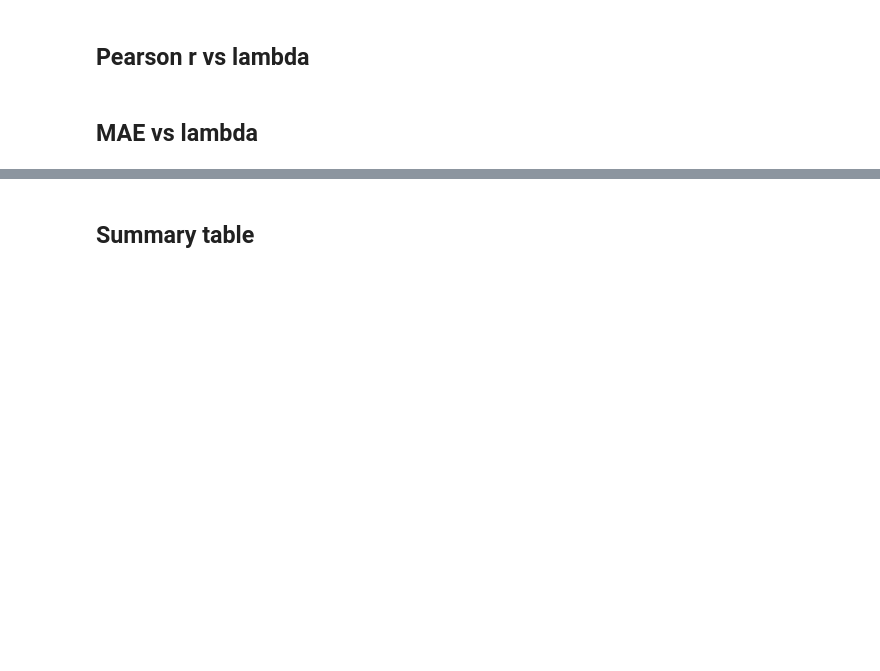
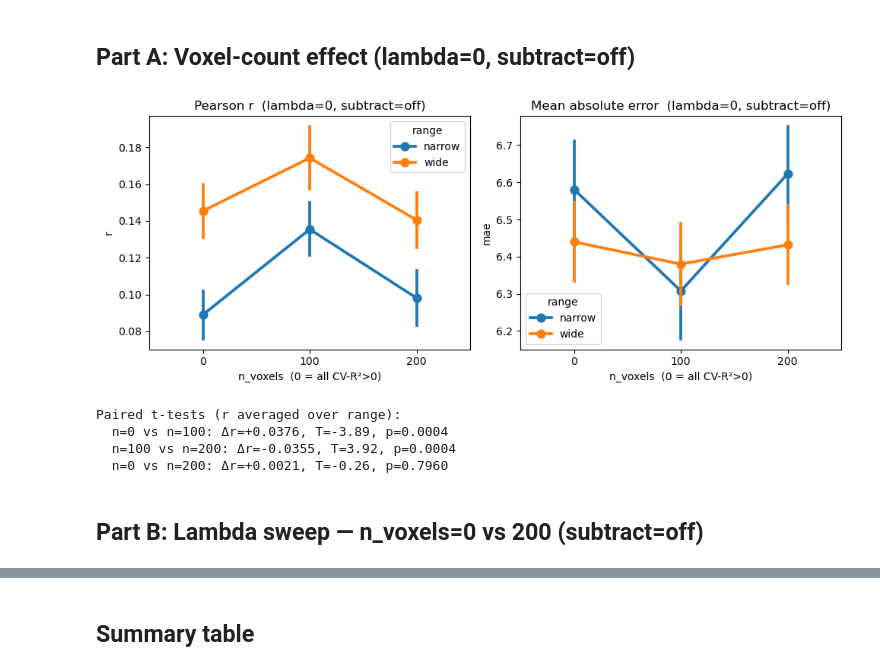
Before and after one commit to Gilles86/neural_priors, a Jupyter notebook: neural_priors/encoding_model/compare_decoding_lambda_baseline.ipynb, the cells around one changed output, grey strips where cells are left out. Saved outputs shown, nothing was run; the diff lists cells and outputs as text; code cells hidden in the pictures; blank space fills up the shorter version.

```diff
--- a/neural_priors/encoding_model/compare_decoding_lambda_baseline.ipynb
+++ b/neural_priors/encoding_model/compare_decoding_lambda_baseline.ipynb
@@ -123,19 +181,33 @@ print(data.groupby(['n_voxels', 'subtract_wt_baseline', 'lambda', 'range'])[['r'
 # %% [markdown]
-## Pearson r vs lambda
+## Part A: Voxel-count effect (lambda=0, subtract=off)
 # %%
-g = sns.FacetGrid(data, col='range', row='n_voxels', height=3.5, aspect=1.3,
-                  row_order=n_voxels_values)
-g.map_dataframe(sns.pointplot, x='lambda', y='r',
-                hue='subtract_label', errorbar='se', dodge=False)
-g.add_legend(title='WWT construction')
-g.set_axis_labels('lambda (0=parametric, 1=empirical cov)', 'Pearson r')
-g.set_titles('n_voxels={row_name} | {col_name}')
-for ax in g.axes.flat:
-    ax.axvline(x=0, color='grey', linestyle=':', linewidth=0.8)
-plt.suptitle('Decoding accuracy vs lambda  (fit_responses)', y=1.01)
+fig, axes = plt.subplots(1, 2, figsize=(10, 4))
+
+for ax, metric, title in zip(axes, ['r', 'mae'], ['Pearson r', 'Mean absolute error']):
+    sns.pointplot(data=voxel_data, x='n_voxels', y=metric, hue='range',
+                  order=[0, 100, 200], errorbar='se', ax=ax)
+    ax.set_title(f'{title}  (lambda=0, subtract=off)')
+    ax.set_xlabel('n_voxels  (0 = all CV-R²>0)')
+
 plt.tight_layout()
-plt.savefig('lambda_r_by_subtract.png', dpi=150, bbox_inches='tight')
+plt.savefig('voxel_count_effect.png', dpi=150)
 plt.show()
+
+# Paired t-tests: 100 vs 200, and 0 vs 200
+print('Paired t-tests (r averaged over range):')
+avg_r = voxel_data.groupby(['subject', 'n_voxels'])['r'].mean()
+for a, b in [(0, 100), (100, 200), (0, 200)]:
+    ra, rb = avg_r.xs(a, level='n_voxels'), avg_r.xs(b, level='n_voxels')
+    common = ra.index.intersection(rb.index)
+    t = pg.ttest(ra[common], rb[common], paired=True)
+    print(f'  n={a} vs n={b}: Δr={rb[common].mean()-ra[common].mean():+.4f}, '
+          f'T={t["T"].values[0]:.2f}, p={t["p-val"].values[0]:.4f}')
+# %% [output]
+[figure, added]
+Paired t-tests (r averaged over range):
+  n=0 vs n=100: Δr=+0.0376, T=-3.89, p=0.0004
+  n=100 vs n=200: Δr=-0.0355, T=3.92, p=0.0004
+  n=0 vs n=200: Δr=+0.0021, T=-0.26, p=0.7960
 # %% [markdown]
-## MAE vs lambda
+## Part B: Lambda sweep — n_voxels=0 vs 200 (subtract=off)
 # %%
```
Also changed, not shown: parts of 13 cells of this notebook, 19 other files.
